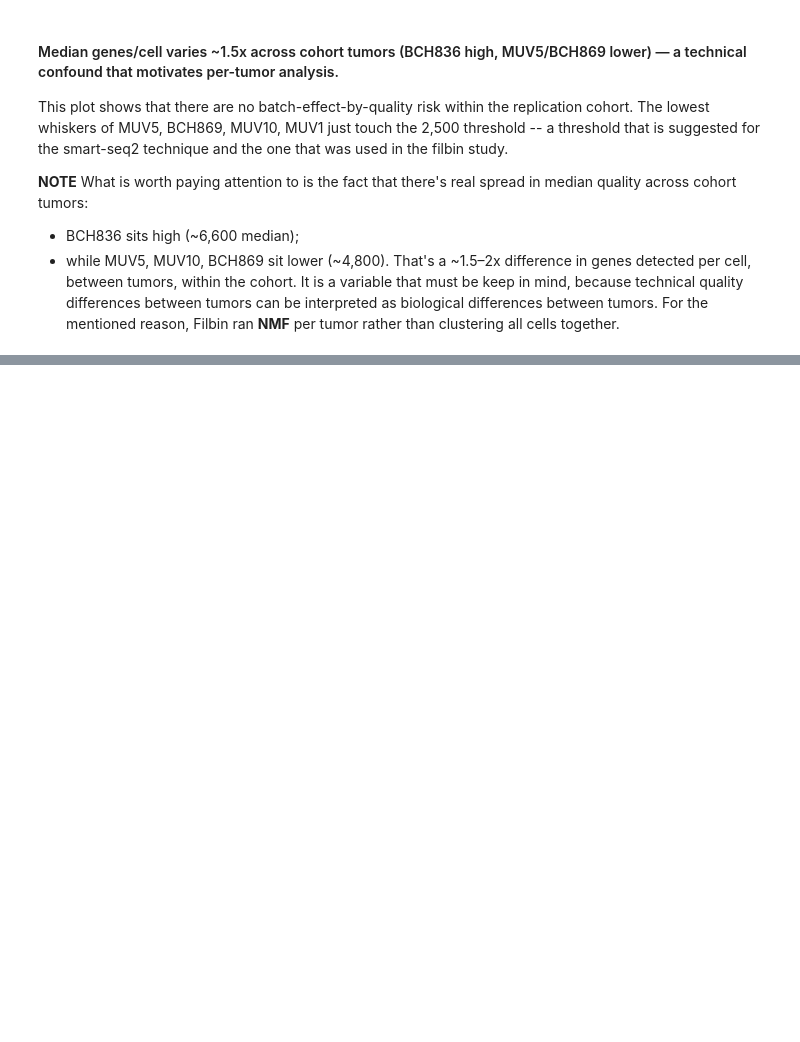
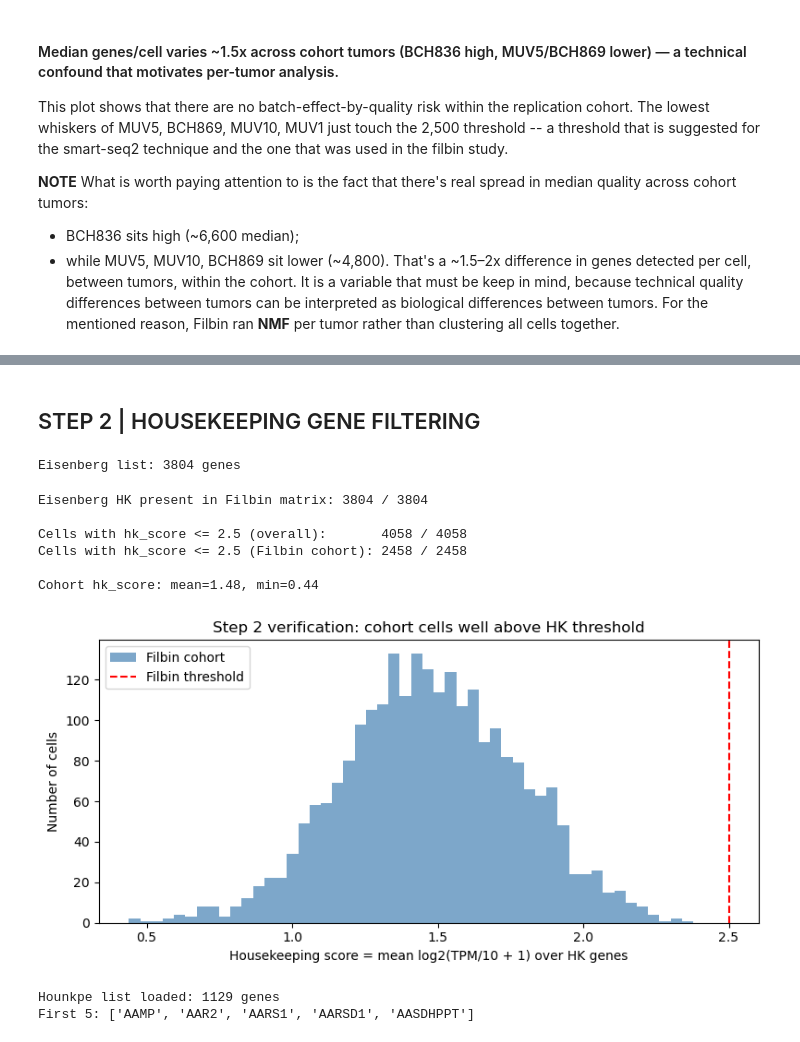
Before and after one commit to kianinsilico/masters_thesis, a Jupyter notebook: pyScript/step1_and_2.ipynb, the cells around one changed output, grey strips where cells are left out. Saved outputs shown, nothing was run; the diff lists cells and outputs as text; code cells hidden in the pictures; blank space fills up the shorter version.

```diff
--- a/pyScript/step1_notebook.ipynb
+++ b/pyScript/step1_and_2.ipynb
@@ -464,0 +547,63 @@ For the mentioned reason, Filbin ran **NMF** per tumor rather than clustering al
+# %% [markdown]
+## STEP 2 | HOUSEKEEPING GENE FILTERING
+# %%
+# Eisenberg & Levanon 2013 housekeeping list (canonical source)
+HK_URL = "https://www.tau.ac.il/~elieis/HKG/HK_genes.txt"
+hk = pd.read_csv(HK_URL, sep=r"\s+", header=None, names=["gene", "refseq"])
+hk_genes = hk["gene"].str.strip().unique().tolist()
+print(f"Eisenberg list: {len(hk_genes)} genes")
+# %% [output]
+Eisenberg list: 3804 genes
+# %%
+# Intersect with genes present in the Filbin matrix
+hk_in_data = [gene for gene in hk_genes if gene in adata.var_names]
+print(f"Eisenberg HK present in Filbin matrix: {len(hk_in_data)} / {len(hk_genes)}")
+
+# Filbin's score: average of E = log2(TPM/10 + 1) across HK genes, per cell
+tpm = adata.layers["tpm"]                              # cells x genes, raw TPM
+hk_idx = [adata.var_names.get_loc(gene) for gene in hk_in_data]
+hk_E = np.log2(tpm[:, hk_idx] / 10 + 1)               # log2(TPM/10 + 1)
+adata.obs["hk_score"] = hk_E.mean(axis=1)
+
+# How many cells fail the >2.5 threshold? (2.5 is the cutoff Filbin used to exclude low-quality cells)
+n_fail_total = (adata.obs["hk_score"] <= 2.5).sum()
+n_fail_cohort = ((adata.obs["hk_score"] <= 2.5) & adata.obs["in_paper_cohort"]).sum()
+print(f"\nCells with hk_score <= 2.5 (overall):       {n_fail_total} / {adata.n_obs}")
+print(f"Cells with hk_score <= 2.5 (Filbin cohort): {n_fail_cohort} / 2458")
+print(f"\nCohort hk_score: mean={adata.obs.loc[adata.obs['in_paper_cohort'], 'hk_score'].mean():.2f}, "
+      f"min={adata.obs.loc[adata.obs['in_paper_cohort'], 'hk_score'].min():.2f}")
+# %% [output]
+Eisenberg HK present in Filbin matrix: 3804 / 3804
+
+Cells with hk_score <= 2.5 (overall):       4058 / 4058
+Cells with hk_score <= 2.5 (Filbin cohort): 2458 / 2458
+
+Cohort hk_score: mean=1.48, min=0.44
+# %%
+fig, ax = plt.subplots(figsize=(8, 4))
+ax.hist(adata.obs.loc[adata.obs["in_paper_cohort"], "hk_score"], bins=50,
+        alpha=0.7, label="Filbin cohort", color="steelblue")
+ax.axvline(2.5, color="red", linestyle="--", label="Filbin threshold")
+ax.set_xlabel("Housekeeping score = mean log2(TPM/10 + 1) over HK genes")
+ax.set_ylabel("Number of cells")
+ax.set_title("Step 2 verification: cohort cells well above HK threshold")
+ax.legend()
+plt.tight_layout()
+plt.savefig("./figures/step2/hk_score.png", dpi=150, bbox_inches="tight")
+plt.show()
+# %% [output]
+[figure, added]
+# %%
+# Read the Hounkpe list — .grp format has 2 header lines, then 1 gene per line
+hounkpe = pd.read_csv(
+    "~/dmg/data/references/HOUNKPE_HOUSEKEEPING_GENES.v2026.1.Hs.grp",
+    skiprows=2,        # skip the two-line MSigDB header
+    header=None,
+    names=["gene"],
+)
+hk_genes_hounkpe = hounkpe["gene"].str.strip().unique().tolist()
+print(f"Hounkpe list loaded: {len(hk_genes_hounkpe)} genes")
+print(f"First 5: {hk_genes_hounkpe[:5]}")
+# %% [output]
+Hounkpe list loaded: 1129 genes
+First 5: ['AAMP', 'AAR2', 'AARS1', 'AARSD1', 'AASDHPPT']
```
Also changed, not shown: parts of 24 cells of this notebook.
